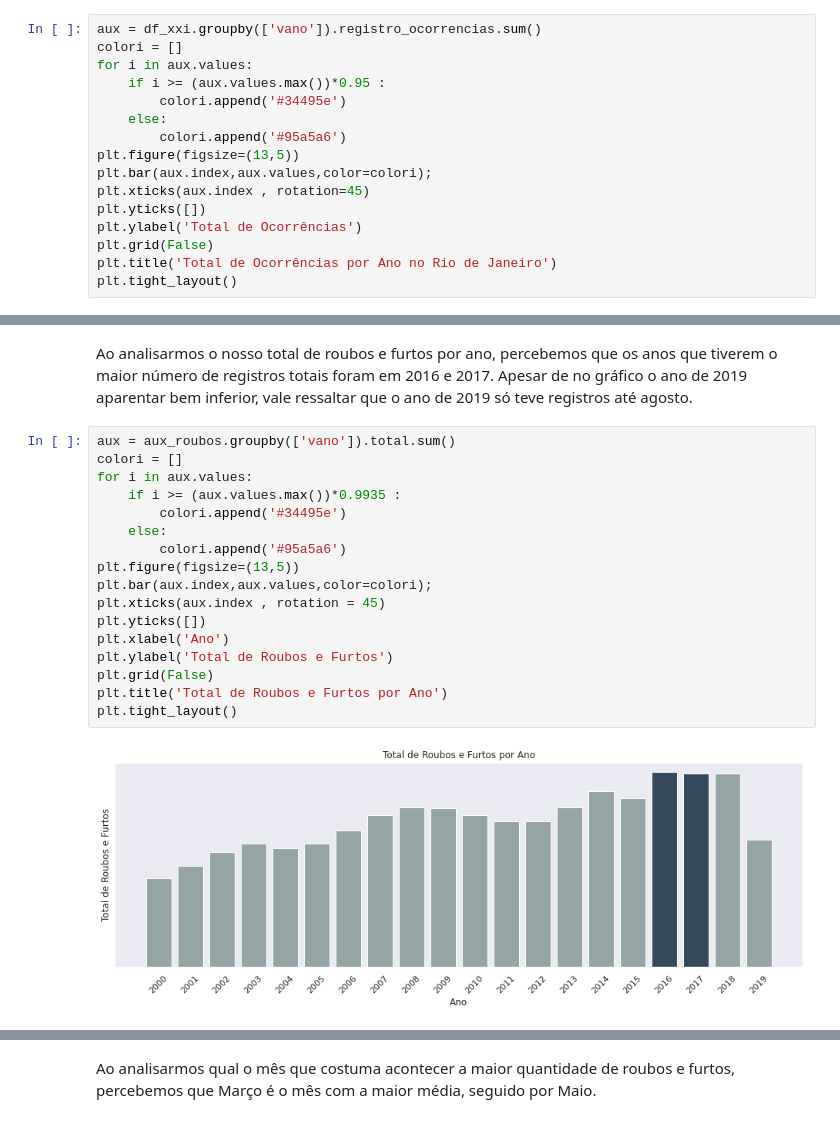
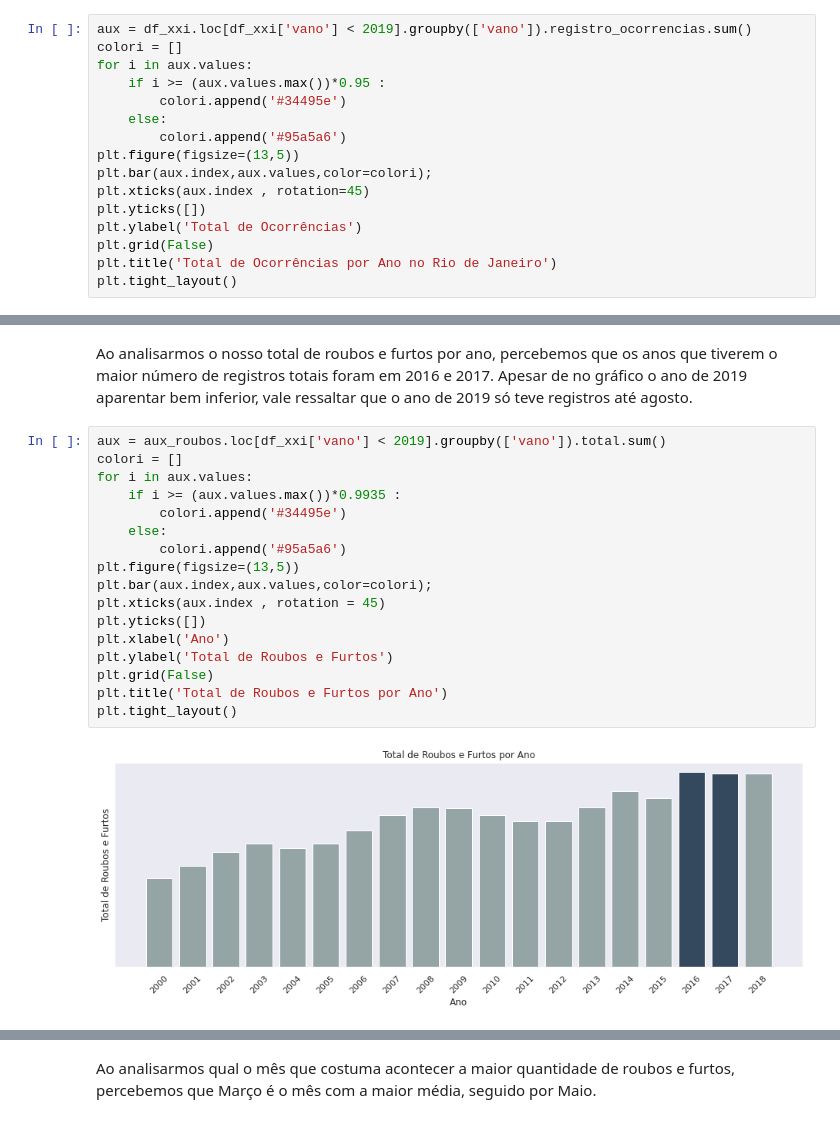
Before and after one commit to rafamarquesrmb/data_science, a Jupyter notebook: projeto02_analise_de_dados_violencia_rio_de_janeiro/analisedados_violencia_riodejaneiro_2000a2019.ipynb, the cells around one changed output, grey strips where cells are left out. Cells and saved outputs as stored; diff of their text form.

```diff
--- a/projeto02_analise_de_dados_violencia_rio_de_janeiro/analisedados_violencia_riodejaneiro_2000a2019.ipynb
+++ b/projeto02_analise_de_dados_violencia_rio_de_janeiro/analisedados_violencia_riodejaneiro_2000a2019.ipynb
@@ -611,7 +620,7 @@ Como se trata de um período em que o Brasil estava em destaque internacional, e
 # %% [markdown]
 Nesta etapa, vamos verificar qual foi o ano que teve o maior número de ocorrências. Posteriormente vamos também verificar em qual mês costuma ter um maior numero de ocorrências. Para esse segundo caso, vamos fazer a média de registro para cada mês.
 # %%
-aux = df_xxi.groupby(['vano']).registro_ocorrencias.sum()
+aux = df_xxi.loc[df_xxi['vano'] < 2019].groupby(['vano']).registro_ocorrencias.sum()
 colori = []
 for i in aux.values:
     if i >= (aux.values.max())*0.95 :
@@ -769,21 +830,21 @@ aux_roubos.head()
 # %% [markdown]
 Ao analisarmos o nosso total de roubos e furtos por ano, percebemos que os anos que tiverem o maior número de registros totais foram em 2016 e 2017. Apesar de no gráfico o ano de 2019 aparentar bem inferior, vale ressaltar que o ano de 2019 só teve registros até agosto.
 # %%
-aux = aux_roubos.groupby(['vano']).total.sum()
+aux = aux_roubos.loc[df_xxi['vano'] < 2019].groupby(['vano']).total.sum()
 colori = []
 for i in aux.values:
     if i >= (aux.values.max())*0.9935 :
         colori.append('#34495e')
     else:
         colori.append('#95a5a6')
 plt.figure(figsize=(13,5))
 plt.bar(aux.index,aux.values,color=colori);
 plt.xticks(aux.index , rotation = 45)
 plt.yticks([])
 plt.xlabel('Ano')
 plt.ylabel('Total de Roubos e Furtos')
 plt.grid(False)
 plt.title('Total de Roubos e Furtos por Ano')
 plt.tight_layout()
 # %% [output]
-[figure, old version]
+[figure, new version]
```
Also changed, not shown: parts of 17 cells of this notebook.
